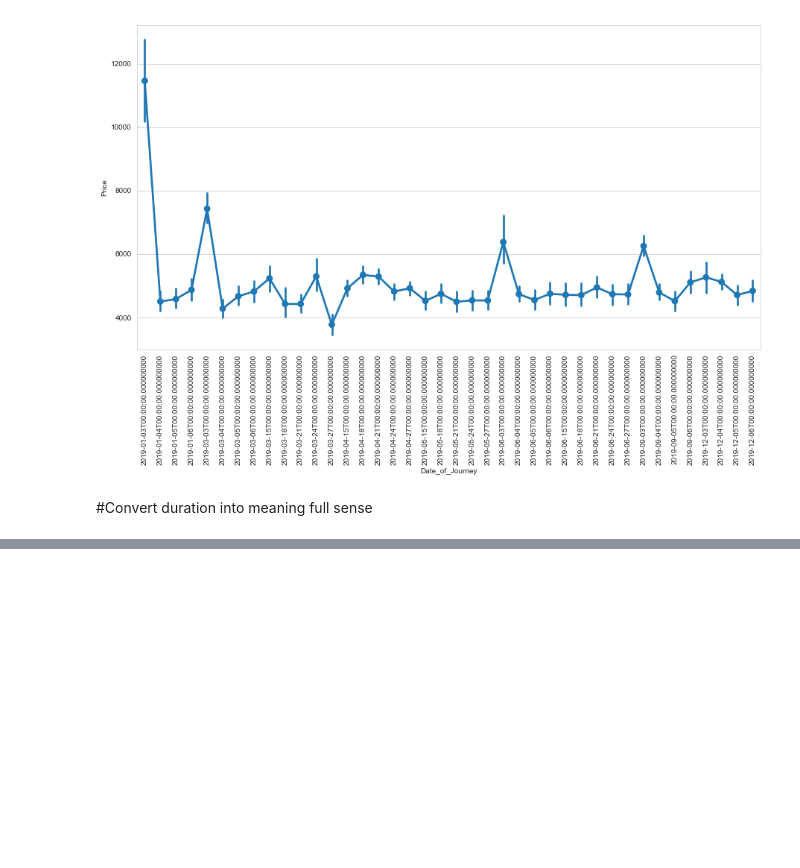
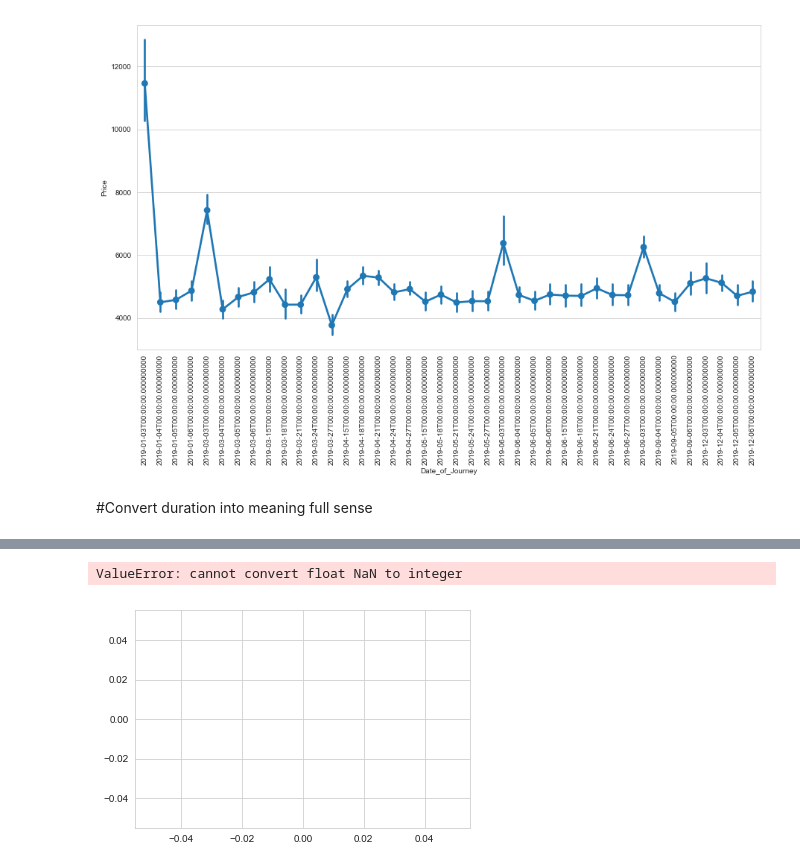
Before and after one commit to shashi29/Flight-price-prediction, a Jupyter notebook: model_2.py.ipynb, the cells around one changed output, grey strips where cells are left out. Saved outputs shown, nothing was run; the diff lists cells and outputs as text; code cells hidden in the pictures; blank space fills up the shorter version.

```diff
--- a/model_2.py.ipynb
+++ b/model_2.py.ipynb
@@ -155,0 +200,19 @@ TypeError: unhashable type: 'numpy.ndarray'
+# %%
+#Feature engineering
+#Feature engineering for Journeydate
+column_1 = train['Date_of_Journey']
+
+temp = pd.DataFrame({"year": column_1.dt.year,
+              "month": column_1.dt.month,
+              "day": column_1.dt.day,
+              #"hour": column_1.dt.hour,
+              "dayofyear": column_1.dt.dayofyear,
+              "week": column_1.dt.week,
+              #"weekofyear": column_1.dt.weekofyear,
+              #"dayofweek": column_1.dt.dayofweek,
+              #"weekday": column_1.dt.weekday,
+              "quarter": column_1.dt.quarter,
+             })
+
+train.reset_index(drop=True, inplace=True)
+train = pd.concat([train,temp],axis=1)
@@ -155,0 +228,3 @@ TypeError: unhashable type: 'numpy.ndarray'
+# %%
+JourneyDate = train['Date_of_Journey']
+train.drop(columns=['Date_of_Journey','Dep_Time','Arrival_Time'],axis=1,inplace=True)
@@ -155,0 +234,5 @@ TypeError: unhashable type: 'numpy.ndarray'
+# %%
+d1 = sns.distplot(train['Duration_min'])
+# %% [output]
+ValueError: cannot convert float NaN to integer
+[figure, added]
```
Also changed, not shown: parts of 13 cells of this notebook, 5 other files.
